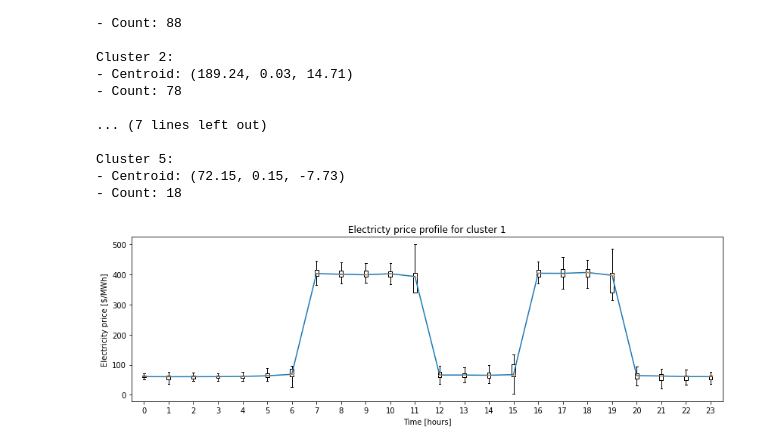
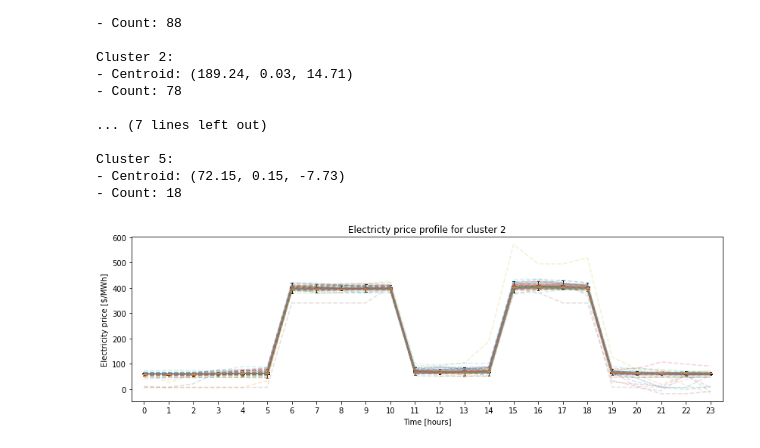
Before and after one commit to thdfw/master_thesis, a Jupyter notebook: gridworks/data/yearly_data_clustering/data_clustering.ipynb, the cells around one changed output. Cells and saved outputs as stored; diff of their text form; code cells hidden in the pictures.

```diff
--- a/gridworks/data/yearly_data_clustering/data_clustering.ipynb
+++ b/gridworks/data/yearly_data_clustering/data_clustering.ipynb
@@ -180,5 +182,5 @@ Cluster 5:
 # %%
-df_cluster1 = df_daily_cluster[df_daily_cluster['cluster']==1].reset_index().drop('index',axis=1)
+df_cluster1 = df_daily_cluster[df_daily_cluster['cluster']==number].reset_index().drop('index',axis=1)
 
 dict_hourly = {}
 for i in range(24):
@@ -216,9 +218,9 @@ for i in range(len(df_cluster1)):
     current_data_hours_hour21 = current_date_hours[current_date_hours['hour']=='21:00'].reset_index()
     current_data_hours_hour22 = current_date_hours[current_date_hours['hour']=='22:00'].reset_index()
     current_data_hours_hour23 = current_date_hours[current_date_hours['hour']=='23:00'].reset_index()
-    #print(current_data_hours_hour0)
+    #print(current_data_hours_hour7)
 
-    if len(current_data_hours_hour2) != 0:
+    if (len(current_data_hours_hour0) != 0) & (len(current_data_hours_hour2) != 0):
 
         if current_data_hours_hour0.level_0[0] == 0:
             dict_hourly['hour0'].append(round(current_data_hours_hour0.cost_elec[0],3))
@@ -246,7 +248,7 @@ for i in range(len(df_cluster1)):
             dict_hourly['hour22'].append(round(current_data_hours_hour22.cost_elec[0],3))
             dict_hourly['hour23'].append(round(current_data_hours_hour23.cost_elec[0],3))
 
-        else:
+        elif current_data_hours_hour0.level_0[0] == 23:
             dict_hourly['hour0'].append(round(current_data_hours_hour1.cost_elec[0],3))
             dict_hourly['hour1'].append(round(current_data_hours_hour2.cost_elec[0],3))
             dict_hourly['hour2'].append(round(current_data_hours_hour3.cost_elec[0],3))
@@ -271,25 +273,56 @@ for i in range(len(df_cluster1)):
             dict_hourly['hour21'].append(round(current_data_hours_hour22.cost_elec[0],3))
             dict_hourly['hour22'].append(round(current_data_hours_hour23.cost_elec[0],3))
             dict_hourly['hour23'].append(round(current_data_hours_hour0.cost_elec[0],3))
-    else: print("HI")
+
+        elif current_data_hours_hour0.level_0[0] == 22:
+            dict_hourly['hour0'].append(round(current_data_hours_hour2.cost_elec[0],3))
+            dict_hourly['hour1'].append(round(current_data_hours_hour3.cost_elec[0],3))
+            dict_hourly['hour2'].append(round(current_data_hours_hour4.cost_elec[0],3))
+            dict_hourly['hour3'].append(round(current_data_hours_hour5.cost_elec[0],3))
+            dict_hourly['hour4'].append(round(current_data_hours_hour6.cost_elec[0],3))
+            dict_hourly['hour5'].append(round(current_data_hours_hour7.cost_elec[0],3))
+            dict_hourly['hour6'].append(round(current_data_hours_hour8.cost_elec[0],3))
+            dict_hourly['hour7'].append(round(current_data_hours_hour9.cost_elec[0],3))
+            dict_hourly['hour8'].append(round(current_data_hours_hour10.cost_elec[0],3))
+            dict_hourly['hour9'].append(round(current_data_hours_hour11.cost_elec[0],3))
+            dict_hourly['hour10'].append(round(current_data_hours_hour12.cost_elec[0],3))
+            dict_hourly['hour11'].append(round(current_data_hours_hour13.cost_elec[0],3))
+            dict_hourly['hour12'].append(round(current_data_hours_hour14.cost_elec[0],3))
+            dict_hourly['hour13'].append(round(current_data_hours_hour15.cost_elec[0],3))
+            dict_hourly['hour14'].append(round(current_data_hours_hour16.cost_elec[0],3))
+            dict_hourly['hour15'].append(round(current_data_hours_hour17.cost_elec[0],3))
+            dict_hourly['hour16'].append(round(current_data_hours_hour18.cost_elec[0],3))
+            dict_hourly['hour17'].append(round(current_data_hours_hour19.cost_elec[0],3))
+            dict_hourly['hour18'].append(round(current_data_hours_hour20.cost_elec[0],3))
+            dict_hourly['hour19'].append(round(current_data_hours_hour21.cost_elec[0],3))
+            dict_hourly['hour20'].append(round(current_data_hours_hour22.cost_elec[0],3))
+            dict_hourly['hour21'].append(round(current_data_hours_hour23.cost_elec[0],3))
+            dict_hourly['hour22'].append(round(current_data_hours_hour0.cost_elec[0],3))
+            dict_hourly['hour23'].append(round(current_data_hours_hour1.cost_elec[0],3))
+
+    else: print("Discarded a data point")
 
 #print(dict_hourly)
 # %%
 # Find the average price and load forecast for the elements in each cluster. Remove outliers?
 plt.figure(figsize=(14,4))
 for j in range(24):
     plt.boxplot(dict_hourly[f"hour{j}"], positions=[j], showfliers=False)
     plt.xlabel("Time [hours]")
     plt.ylabel("Electricity price [$/MWh]")
-    plt.title("Electricty price profile for cluster 1")
+    plt.title(f"Electricty price profile for cluster {number}")
 
 # Plot the prices by median
 medians = [round(np.median(dict_hourly[f"hour{j}"]),2) for j in range(24)]
 plt.plot(medians)
-plt.savefig("cluster1.png")
+
+for j in range(len(dict_hourly['hour0'])):
+    plt.plot([value[j] for value in dict_hourly.values()], alpha = 0.2, linestyle='dashed', label=f"{j}")
+
+plt.savefig(f"cluster{number}.png")
 plt.show()
 # %% [output]
-[figure, old version]
+[figure, new version]
 # %%
 # Convert to cts/kWh
 medians = [round(x/1000*100,2) for x in medians]
```
Also changed, not shown: parts of 2 cells of this notebook, 7 other files.
